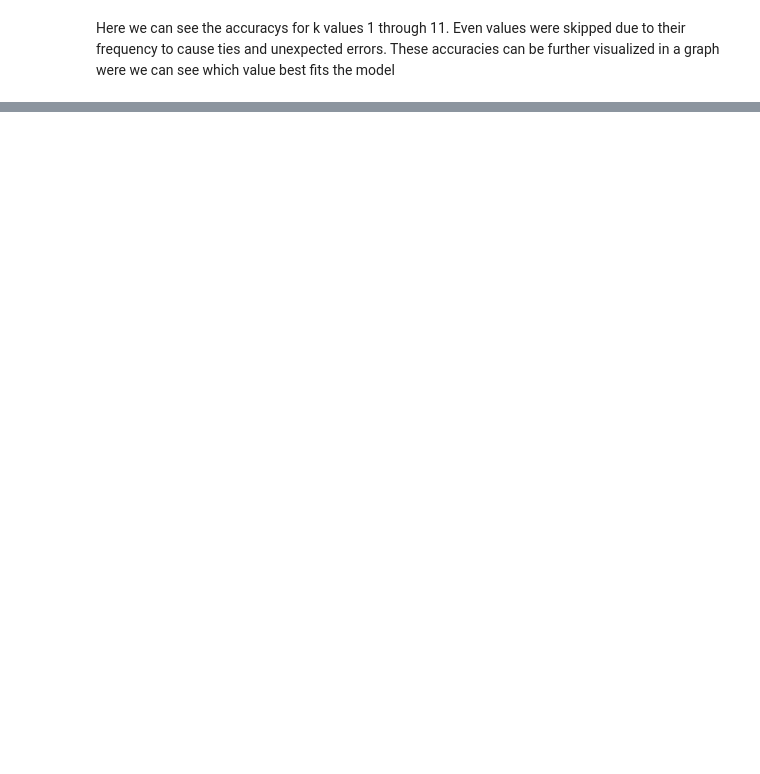
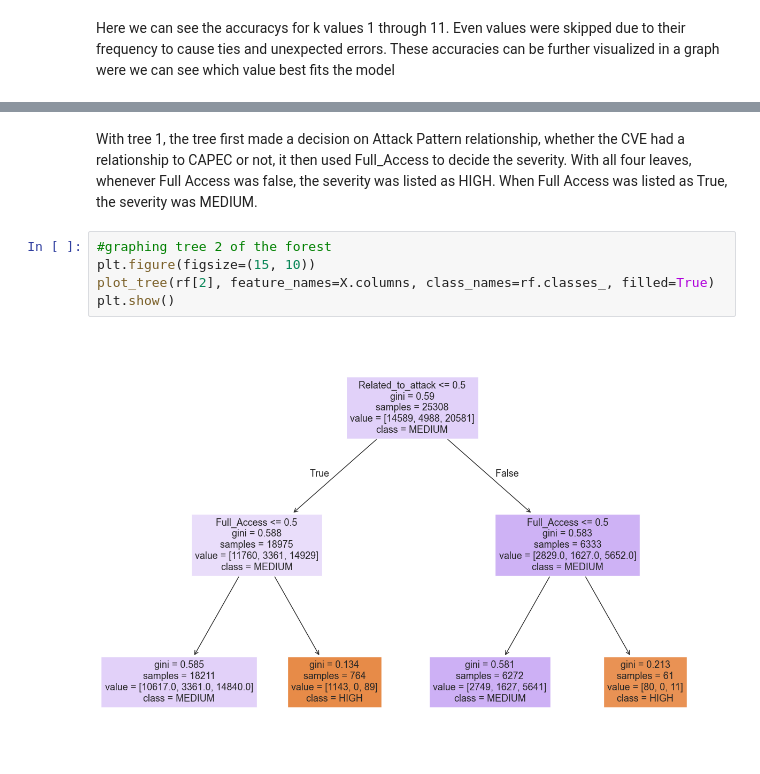
Before and after one commit to edogdu/UCKG, a Jupyter notebook: documents/notebooks/UCKG_Analysis.ipynb, the cells around one changed output, grey strips where cells are left out. Drawn from its saved outputs; the diff is of its cells as text; blank space fills up the shorter version.

```diff
--- a/documents/notebooks/UCKG_Analysis.ipynb
+++ b/documents/notebooks/UCKG_Analysis.ipynb
@@ -5004,0 +5332,9 @@ ax.legend(handles, new_labels, title='Cluster')
+# %% [markdown]
+With tree 1, the tree first made a decision on Attack Pattern relationship, whether the CVE had a relationship to CAPEC or not, it then used Full_Access to decide the severity. With all four leaves, whenever Full Access was false, the severity was listed as HIGH. When Full Access was listed as True, the severity was MEDIUM.
+# %%
+#graphing tree 2 of the forest
+plt.figure(figsize=(15, 10))
+plot_tree(rf[2], feature_names=X.columns, class_names=rf.classes_, filled=True)
+plt.show()
+# %% [output]
+[figure, added]
```
Also changed, not shown: parts of 51 cells of this notebook.
